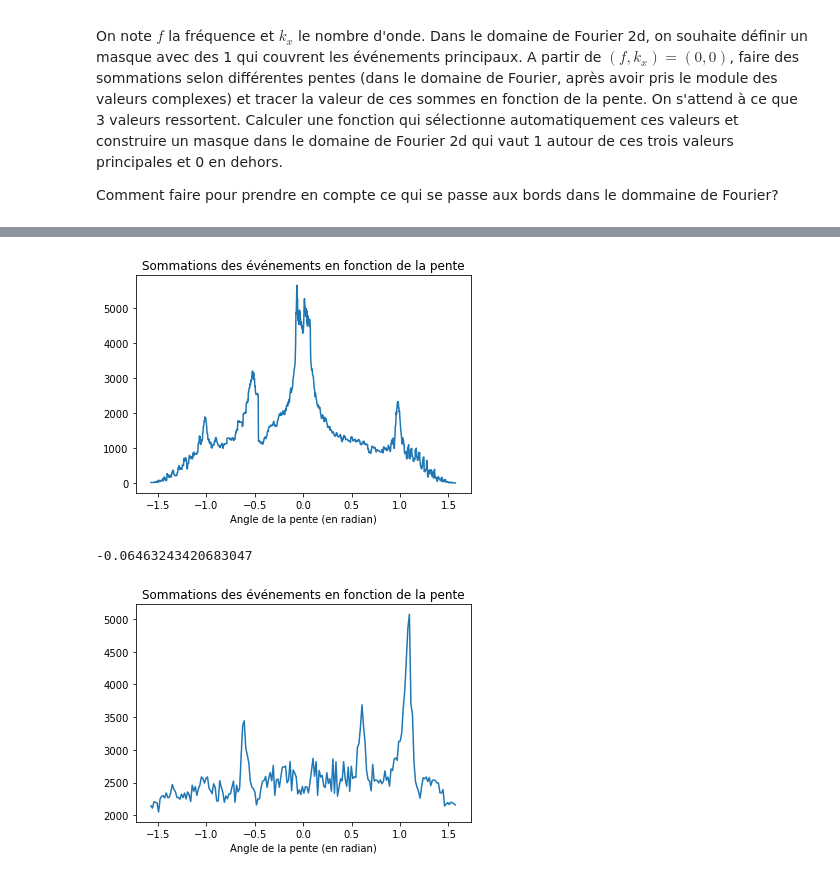
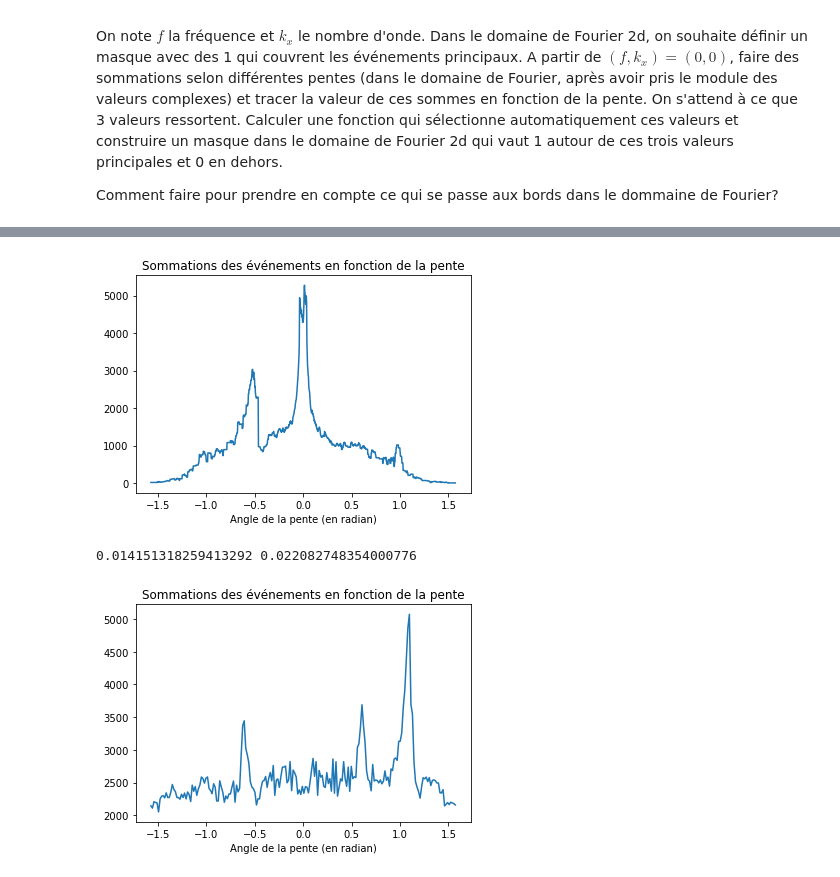
Before and after one commit to gabrielleberrada/projet_traitement_signal, a Jupyter notebook: mini_projet_interpolation/mini_projet_groupe3.ipynb, the cells around one changed output, grey strips where cells are left out. Drawn from its saved outputs; the diff is of its cells as text; code cells hidden in the pictures.

```diff
--- a/mini_projet_interpolation/mini_projet_groupe3.ipynb
+++ b/mini_projet_interpolation/mini_projet_groupe3.ipynb
@@ -412,8 +384,3 @@ On retrouve bien des droites passant par l'origine (par périodicité du spectre
 On note $f$ la fréquence et $k_x$ le nombre d'onde. Dans le domaine de Fourier 2d, on souhaite définir un masque avec des 1 qui couvrent les événements principaux. A partir de $(f,k_x)=(0,0)$, faire des sommations selon différentes pentes (dans le domaine de Fourier, après avoir pris le module des valeurs complexes) et tracer la valeur de ces sommes en fonction de la pente. On s'attend à ce que 3 valeurs ressortent. Calculer une fonction qui sélectionne automatiquement ces valeurs et construire un masque dans le domaine de Fourier 2d qui vaut 1 autour de ces trois valeurs principales et 0 en dehors.
 
 Comment faire pour prendre en compte ce qui se passe aux bords dans le dommaine de Fourier?
-# %%
-gpanelf = np.fft.fft2(gpanel)
-nx, ny = np.shape(gpanelf)
-gpanelf = gpanelf[nx//2:, :ny//2]
-plt.imshow(np.abs(gpanelf), aspect='auto')
@@ -423,39 +387,37 @@ plt.imshow(np.abs(gpanelf), aspect='auto')
 # %%
 # échantillon de pentes possibles
 angles = np.linspace(- np.pi/2, np.pi/2, 1_000)
 gpanelf = np.abs(np.fft.fft2(gpanel))
 
 def sommations(angle):
     somme = 0
     n1, n2 = np.shape(gpanelf)
     #on part de (f, kx) = (0,0)
     #on définit le sens de parcours
     if angle >= 0:
         sens = 1
-        x0, y0 = 0,0
+        x0, y0 = 0, 0
     if angle < 0:
         sens = -1
         x0, y0 = n1-1, 0
     x, y = x0, y0
-    while (x < n1) and (x >= 0) and (y < n2) and (y >= 0):
+    while (x < n1) and (x >= 0) and (y < n2//2) and (y >= 0):
         somme += gpanelf[x, y]
         x += sens
-        if np.tan(angle)*(x-x0) < 0:
-            return False, angle
         y = int(y0 + np.tan(angle)*(x-x0))
     return somme
 
 sommes = np.vectorize(sommations)(angles)
 plt.plot(angles, sommes)
 plt.title("Sommations des événements en fonction de la pente")
 plt.xlabel("Angle de la pente (en radian)")
 plt.show()
 
-res = np.vectorize(sommations)(angles)
-conversion(angles[np.argmax(res)])
+m = angles[np.argmax(sommes)]
+print(m, dt*nt/dx/nx/m)
 # %% [output]
-[figure, old version]
+[figure, new version]
--0.06463243420683047
+0.014151318259413292 0.022082748354000776
 # %%
 # échantillon de pentes possibles
 inclinaison = np.linspace(- np.pi/2, np.pi/2, 0)
```
Also changed, not shown: parts of 12 cells of this notebook.
